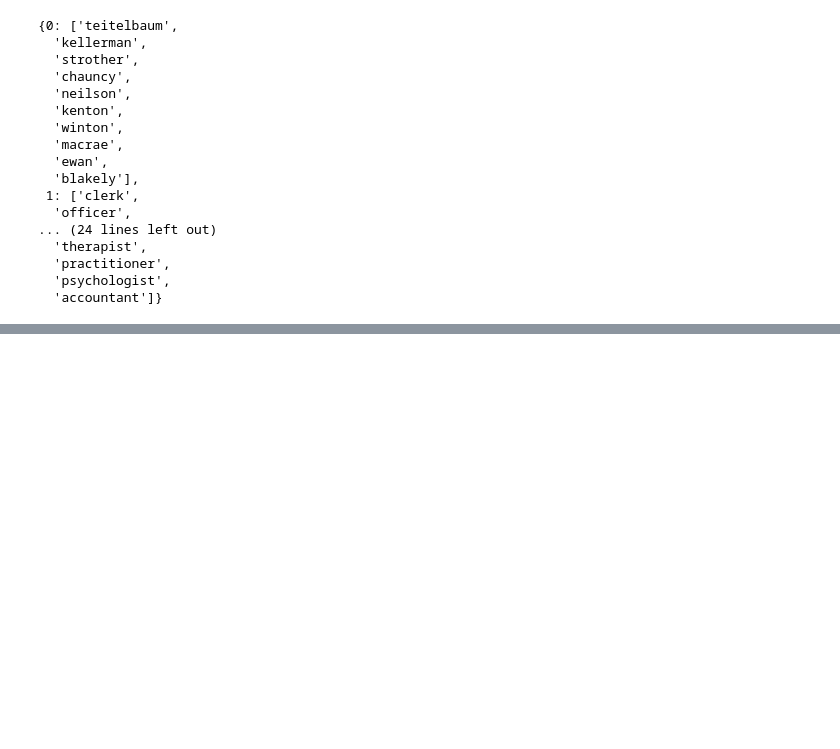
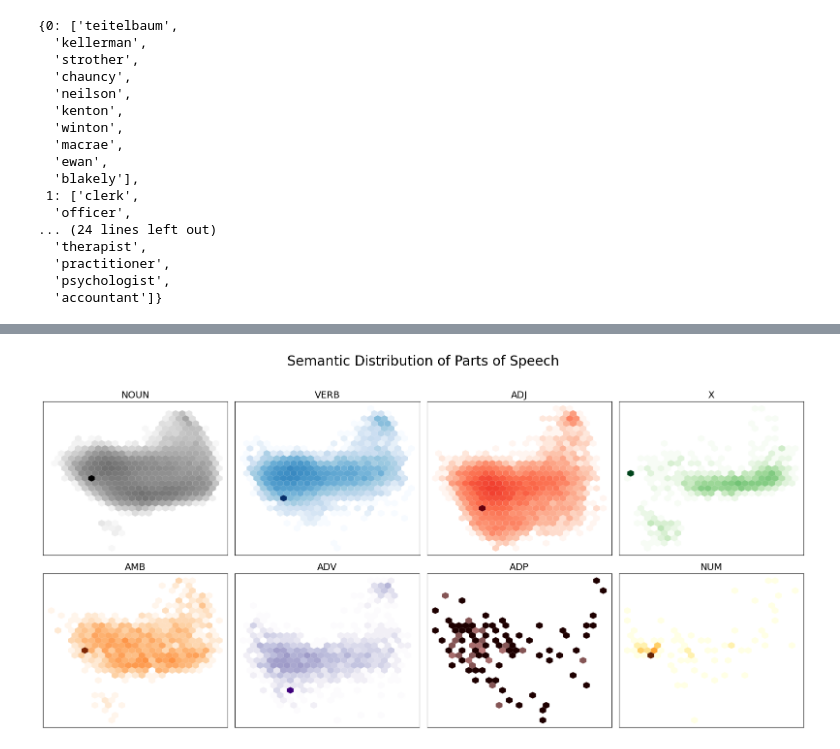
Before and after one commit to LeafCreeper/MicroDistance2025Word2VecProject, a Jupyter notebook: my_histwords/test.ipynb, the cells around one changed output, grey strips where cells are left out. Saved outputs shown, nothing was run; the diff lists cells and outputs as text; code cells hidden in the pictures; blank space fills up the shorter version.

```diff
--- a/my_histwords/test.ipynb
+++ b/my_histwords/test.ipynb
@@ -583,0 +701,79 @@ vec = vec / np.linalg.norm(vec)
+# %%
+import numpy as np
+import pandas as pd
+import matplotlib.pyplot as plt
+from sklearn.decomposition import PCA
+from sklearn.preprocessing import normalize
+from matplotlib.colors import LogNorm
+
+
+# Step 1 & 2: 数据准备和降维 (与之前相同)
+def is_valid_word(w):
+    return w.isalpha() and w in eng_pos and 2 <= len(w) <= 20
+
+words, vecs = embed.iw, embed.m
+filtered = [(w, v, eng_pos[w]) for w, v in zip(words, vecs) if is_valid_word(w)]
+filtered_words, filtered_vecs, filtered_pos = [f[0] for f in filtered], np.stack([f[1] for f in filtered]), [f[2] for f in filtered]
+vecs_normed = normalize(filtered_vecs)
+pca = PCA(n_components=2)
+vecs_2d = pca.fit_transform(vecs_normed)
+
+# 创建最终的 DataFrame
+df = pd.DataFrame({
+    "word": filtered_words,
+    "x": vecs_2d[:, 0],
+    "y": vecs_2d[:, 1],
+    "pos": filtered_pos
+})
+
+# Step 3: 确定要可视化的词性及其对应的颜色图
+# 我们可以选择最常见的几个词性来展示
+pos_to_plot = df['pos'].value_counts().nlargest(8).index.tolist()
+
+# 为每个词性选择一个基础颜色图 (Colormap)
+cmaps = ["Greys", "Blues", "Reds", "Greens", "Oranges", "Purples", "pink", "YlOrBr"]
+cmaps = cmaps[:len(pos_to_plot)]
+
+
+# Step 4: 创建子图并分别绘制 Hexbin 图
+# 根据要绘制的词性数量决定网格布局
+n_items = len(pos_to_plot)
+n_cols = 4
+n_rows = (n_items + n_cols - 1) // n_cols # 向上取整计算行数
+fig, axes = plt.subplots(n_rows, n_cols, figsize=(4 * n_cols, 4 * n_rows))
+axes = axes.flatten() # 将二维的 axes 数组转换为一维，方便遍历
+
+# 遍历每个词性，在对应的子图上绘图
+for i, (pos_label, cmap) in enumerate(zip(pos_to_plot, cmaps)):
+    # 筛选出当前词性的数据
+    df_sub = df.query(f"pos == '{pos_label}'")
+
+    if df_sub.empty:
+        axes[i].set_title(f"{pos_label} (No data)")
+    else:
+        # 在对应的子图上绘制 hexbin
+        axes[i].hexbin(
+            df_sub["x"],
+            df_sub["y"],
+            cmap=cmap,
+            gridsize=25,    # 可以调整网格大小
+            mincnt=1,       # 只有一个点的六边形也进行着色
+            norm = LogNorm(),
+            linewidths=(0,) # 不绘制六边形的边框
+        )
+        axes[i].set_title(pos_label, fontsize=14)
+
+    # 隐藏坐标轴刻度
+    axes[i].set_xticks([])
+    axes[i].set_yticks([])
+    ax.set_aspect('equal') # 保持横纵轴比例一致
+
+# 如果有未使用的子图，将其隐藏
+for i in range(len(pos_to_plot), len(axes)):
+    axes[i].axis('off')
+
+fig.suptitle("Semantic Distribution of Parts of Speech", fontsize=20)
+plt.tight_layout(rect=[0, 0, 1, 0.96]) # 调整布局，为大标题留出空间
+plt.show()
+# %% [output]
+[figure, added]
```
Also changed, not shown: parts of 27 cells of this notebook, 1 other file.
